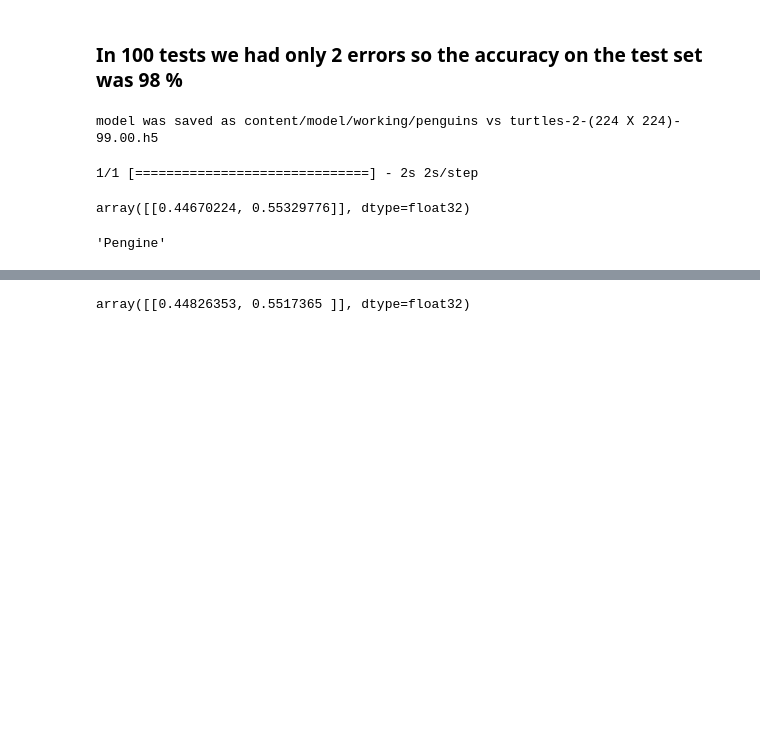
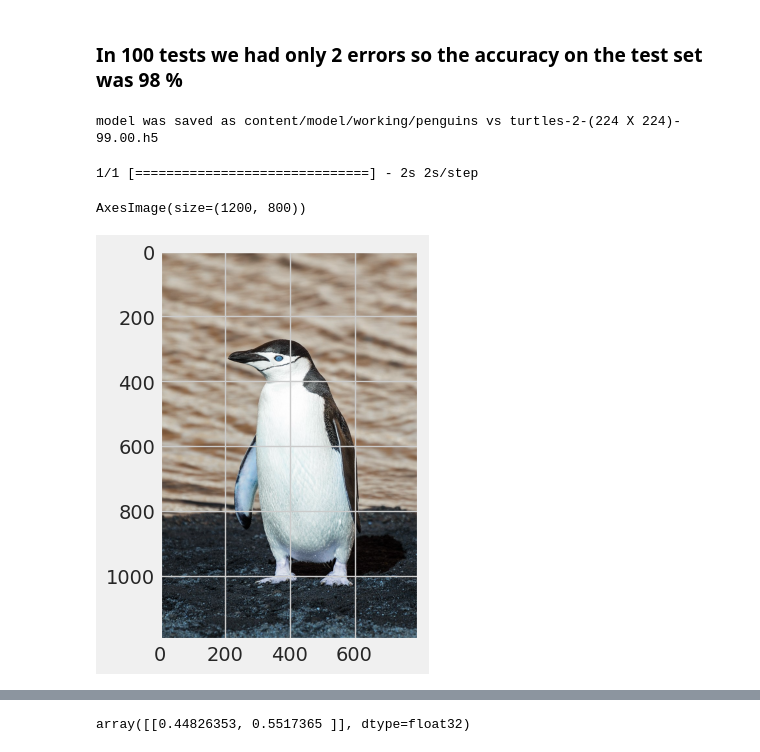
Before and after one commit to akashdasp/Pengine_Vs_turtle_classifier, a Jupyter notebook: Penguine_Vs_Turtle_classifier.ipynb, the cells around one changed output, grey strips where cells are left out. Drawn from its saved outputs; the diff is of its cells as text; code cells hidden in the pictures; blank space fills up the shorter version.

Commit message:
Changes_for_prediction

```diff
--- a/Penguine_Vs_Turtle_classifier.ipynb
+++ b/Penguine_Vs_Turtle_classifier.ipynb
@@ -413,17 +413,27 @@ from tensorflow.keras.preprocessing import image
 import numpy as np
 #Loading the Saved Model
 model = load_model('/content/content/model/working/penguins vs turtles-2-(224 X 224)- 99.00.h5')
-img_path = '/content/South_Shetland-2016-Deception_Island–Chinstrap_penguin_(Pygoscelis_antarctica)_04.jpg'  # Path to the input image file
-img = image.load_img(img_path, target_size=(224, 224))  # Resize the image to match the model input size
-img = image.img_to_array(img)  # Convert image to array
-img = np.expand_dims(img, axis=0)  # Add an extra dimension to match the model input shape
-img = img / 255.0  # Normalize the pixel values
-
-prediction = model.predict(img)
 # %% [output]
 1/1 [==============================] - 2s 2s/step
-array([[0.44670224, 0.55329776]], dtype=float32)
-# %%
-"Pengine" if prediction.argmax() == 1 else "Turtle"
-# %% [output]
-'Pengine'
+# %%
+img_path = '/content/South_Shetland-2016-Deception_Island–Chinstrap_penguin_(Pygoscelis_antarctica)_04.jpg'  # Path to the input image file
+img = image.load_img(img_path, target_size=(224, 224))  # Resize the image to match the model input size
+img = image.img_to_array(img)  # Convert image to array
+img = np.expand_dims(img, axis=0)  # Add an extra dimension to match the model input shape
+img = img / 255.0  # Normalize the pixel values
+raw_image=cv2.imread(img_path)
+print(plt.imshow(raw_image))
+plt.show()
+prediction = model.predict(img)
+
+threshold = 0.5  # Set the threshold to determine the class assignment
+
+if prediction[0][0] >= threshold:
+    label = "Class 1"
+else:
+    label = "Class 2"
+
+print("Assigned Label:", label)
+# %% [output]
+AxesImage(size=(1200, 800))
+[figure, added]
```
Also changed, not shown: parts of 3 cells of this notebook.
